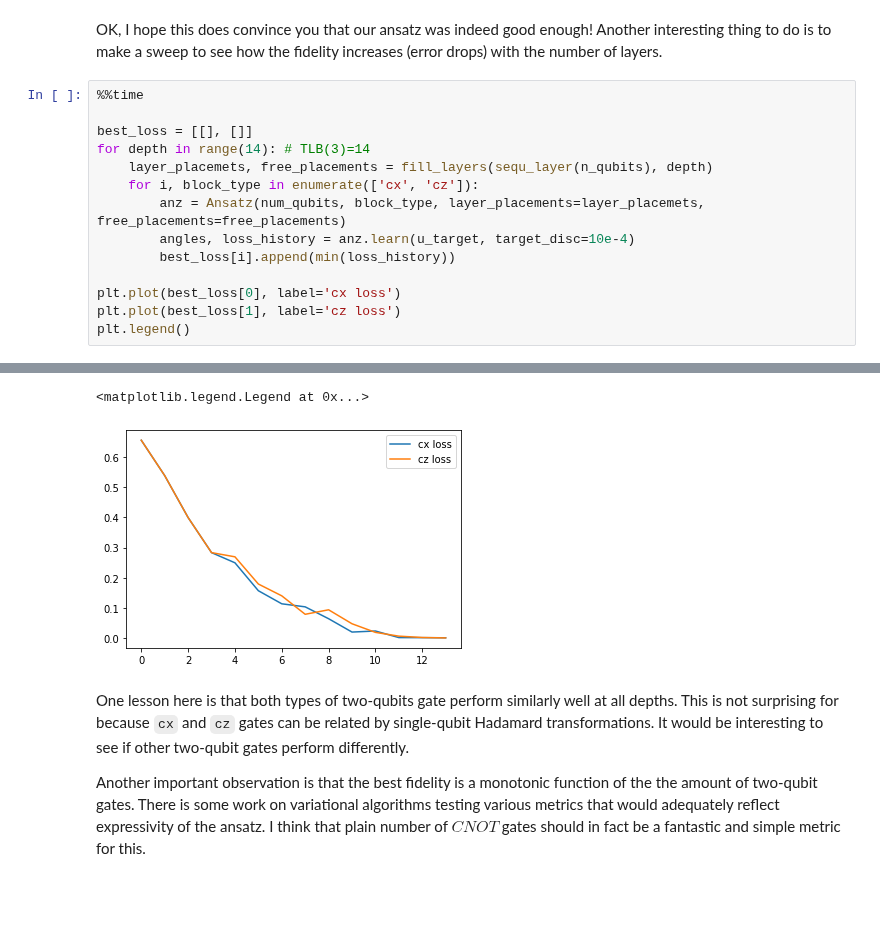
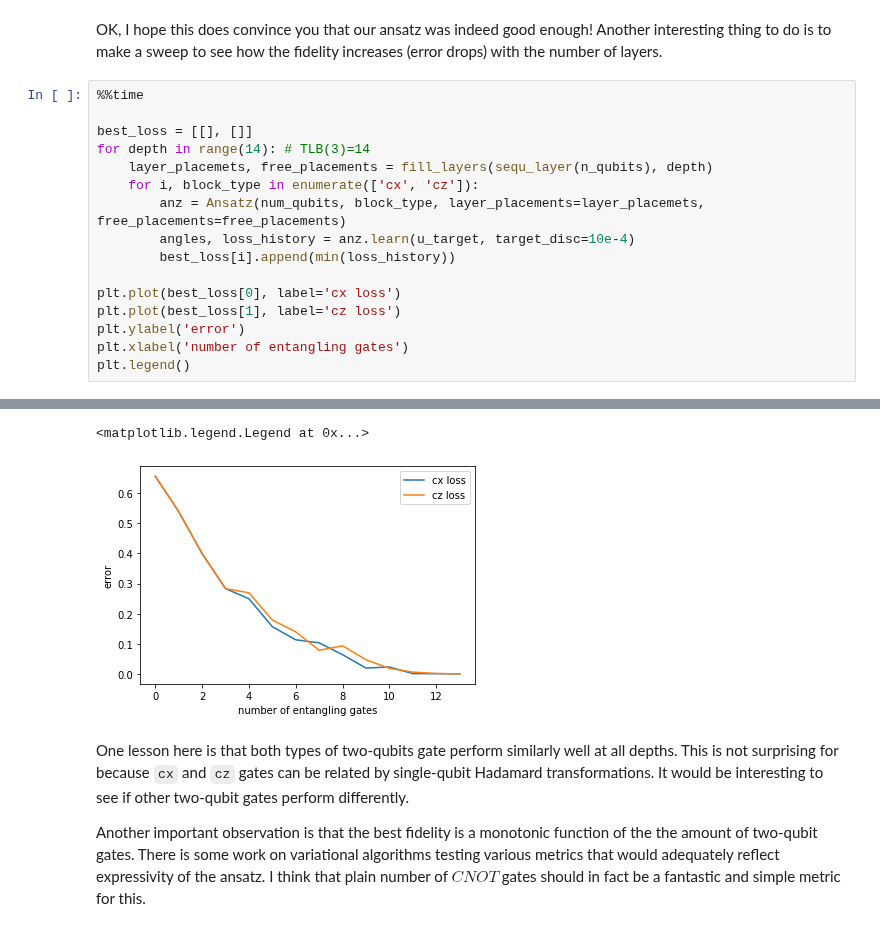
Before and after one commit to idnm/blog0, a Jupyter notebook: _notebooks/2021-12-09-Machine learning compilation of quantum circuits -- experiments.ipynb, the cells around one changed output, grey strips where cells are left out. Saved outputs shown, nothing was run; the diff lists cells and outputs as text; blank space fills up the shorter version.

```diff
--- a/_notebooks/2021-12-09-Machine learning compilation of quantum circuits -- experiments.ipynb
+++ b/_notebooks/2021-12-09-Machine learning compilation of quantum circuits -- experiments.ipynb
@@ -795,5 +803,7 @@ for depth in range(14): # TLB(3)=14
 
 plt.plot(best_loss[0], label='cx loss')
 plt.plot(best_loss[1], label='cz loss')
+plt.ylabel('error')
+plt.xlabel('number of entangling gates')
 plt.legend()
 # %% [output]
@@ -802,5 +812,5 @@ Wall time: 3min 28s
 <matplotlib.legend.Legend at 0x...>
-[figure, old version]
+[figure, new version]
 # %% [markdown]
 One lesson here is that both types of two-qubits gate perform similarly well at all depths. This is not surprising for because `cx` and `cz` gates can be related by single-qubit Hadamard transformations. It would be interesting to see if other two-qubit gates perform differently.
 
```
Also changed, not shown: parts of 19 cells of this notebook.
